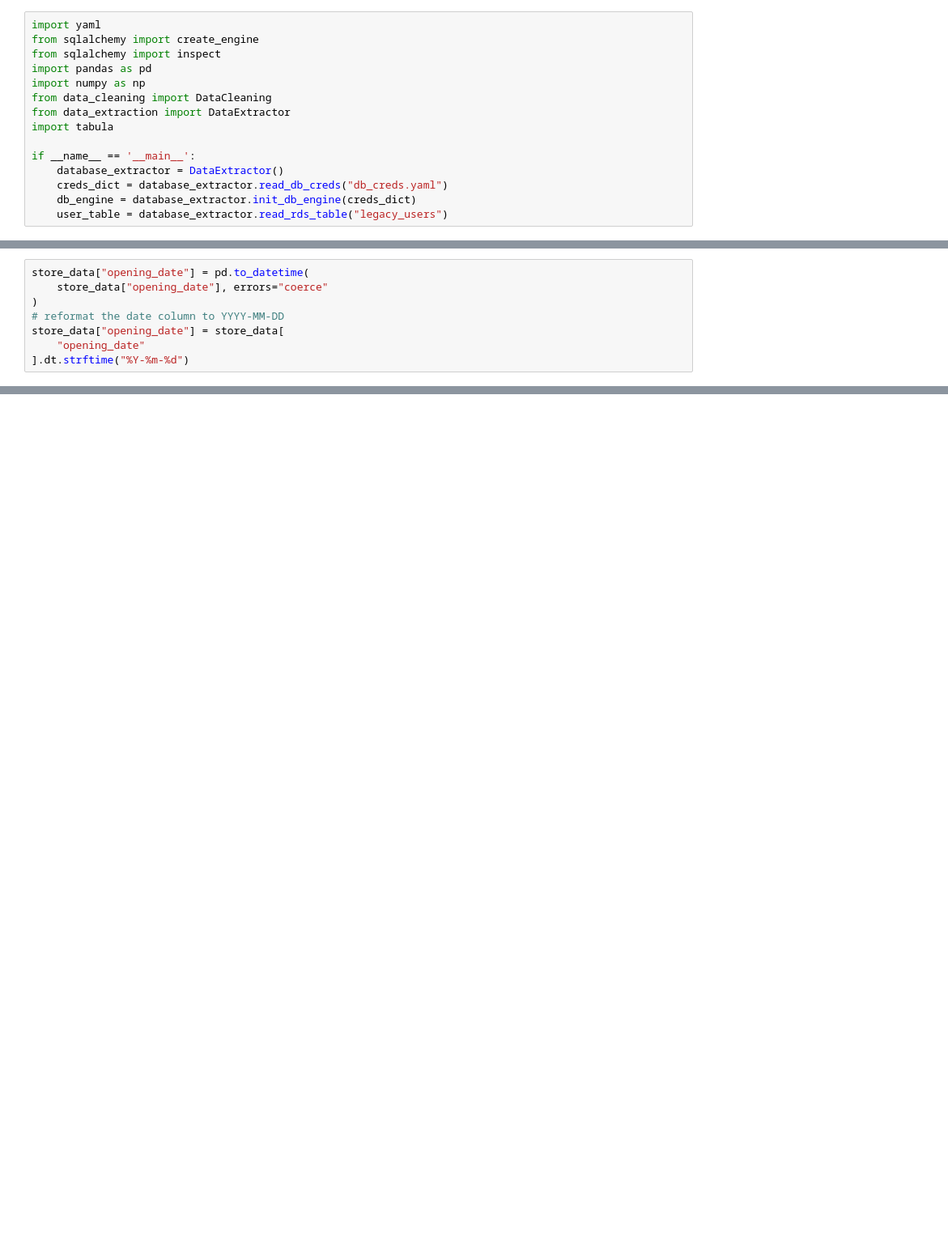
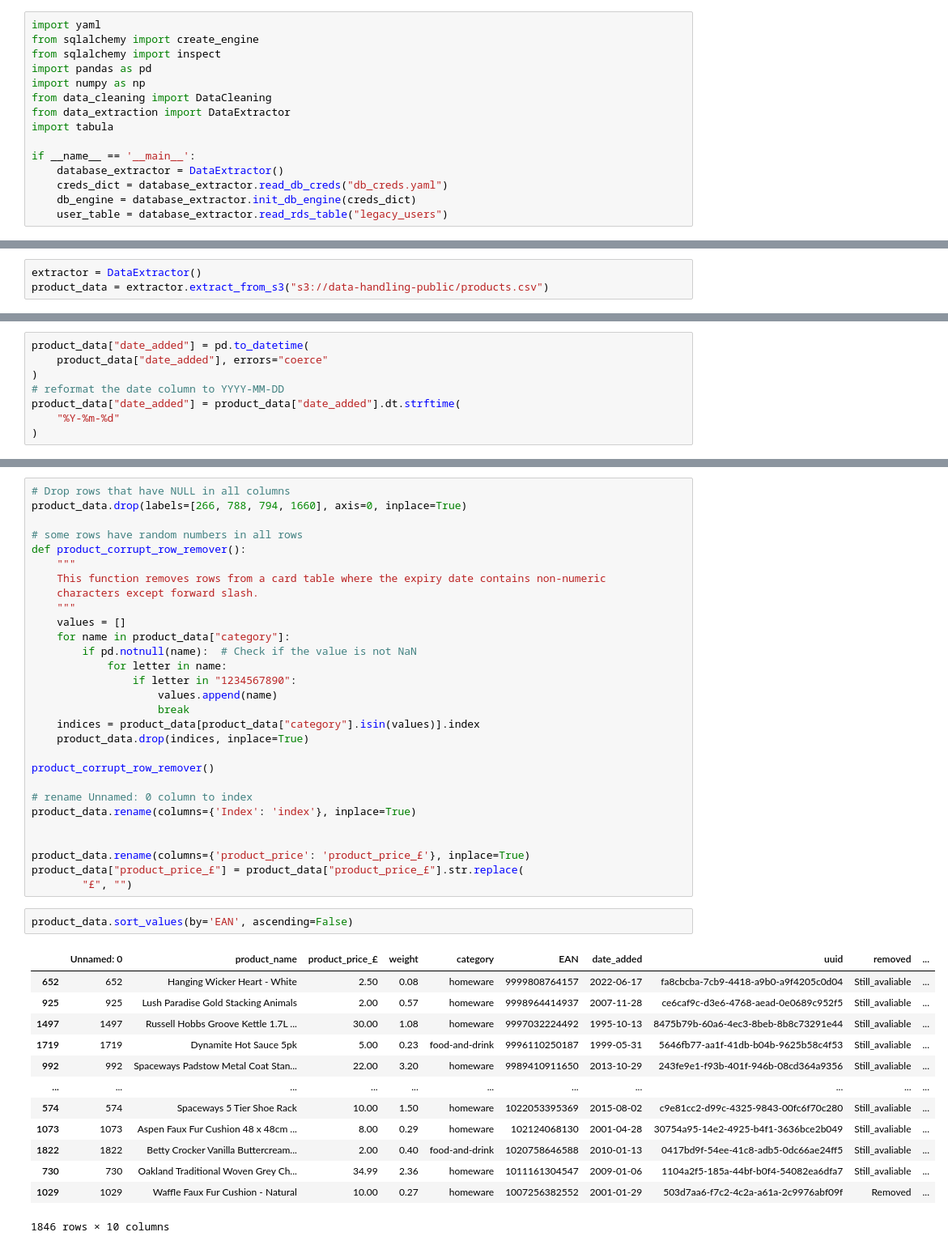
Before and after one commit to raweru/multinational-retail-data-centralisation, a Jupyter notebook: cleaner.ipynb, the cells around one changed output, grey strips where cells are left out. Shown at 81% size. Cells and saved outputs as stored; diff of their text form; blank space fills up the shorter version.

Commit message:
M2T6: products data uploaded with readme

```diff
--- a/cleaner.ipynb
+++ b/cleaner.ipynb
@@ -19 +16,4 @@ store_data = extractor.retrieve_stores_data("https://aqj7u5id95.execute-api.eu-w
+# %%
+extractor = DataExtractor()
+product_data = extractor.extract_from_s3("s3://data-handling-public/products.csv")
 # %%
@@ -40,8 +50,8 @@ memory usage: 41.3+ KB
 # %%
-store_data["opening_date"] = pd.to_datetime(
-    store_data["opening_date"], errors="coerce"
+product_data["date_added"] = pd.to_datetime(
+    product_data["date_added"], errors="coerce"
 )
 # reformat the date column to YYYY-MM-DD
-store_data["opening_date"] = store_data[
-    "opening_date"
-].dt.strftime("%Y-%m-%d")
+product_data["date_added"] = product_data["date_added"].dt.strftime(
+    "%Y-%m-%d"
+)
@@ -68,2 +88,47 @@ store_data.head(12)
+# %%
+# Drop rows that have NULL in all columns
+product_data.drop(labels=[266, 788, 794, 1660], axis=0, inplace=True)
+
+# some rows have random numbers in all rows
+def product_corrupt_row_remover():
+    """
+    This function removes rows from a card table where the expiry date contains non-numeric
+    characters except forward slash.
+    """
+    values = []
+    for name in product_data["category"]:
+        if pd.notnull(name):  # Check if the value is not NaN
+            for letter in name:
+                if letter in "1234567890":
+                    values.append(name)
+                    break
+    indices = product_data[product_data["category"].isin(values)].index
+    product_data.drop(indices, inplace=True)
+
+product_corrupt_row_remover()
+
+# rename Unnamed: 0 column to index
+product_data.rename(columns={'Index': 'index'}, inplace=True)
+
+
+product_data.rename(columns={'product_price': 'product_price_£'}, inplace=True)
+product_data["product_price_£"] = product_data["product_price_£"].str.replace(
+        "£", "")
+# %%
+product_data.sort_values(by='EAN', ascending=False)
+# %% [output]
+|  | Unnamed: 0 | product_name | product_price_£ | weight | category | EAN | date_added | uuid | removed | ... |
+| 652 | 652 | Hanging Wicker Heart - White | 2.50 | 0.08 | homeware | 9999808764157 | 2022-06-17 | fa8cbcba-7cb9-4418-a9b0-a9f4205c0d04 | Still_avaliable | ... |
+| 925 | 925 | Lush Paradise Gold Stacking Animals | 2.00 | 0.57 | homeware | 9998964414937 | 2007-11-28 | ce6caf9c-d3e6-4768-aead-0e0689c952f5 | Still_avaliable | ... |
+| 1497 | 1497 | Russell Hobbs Groove Kettle 1.7L ... | 30.00 | 1.08 | homeware | 9997032224492 | 1995-10-13 | 8475b79b-60a6-4ec3-8beb-8b8c73291e44 | Still_avaliable | ... |
+| 1719 | 1719 | Dynamite Hot Sauce 5pk | 5.00 | 0.23 | food-and-drink | 9996110250187 | 1999-05-31 | 5646fb77-aa1f-41db-b04b-9625b58c4f53 | Still_avaliable | ... |
+| 992 | 992 | Spaceways Padstow Metal Coat Stan... | 22.00 | 3.20 | homeware | 9989410911650 | 2013-10-29 | 243fe9e1-f93b-401f-946b-08cd364a9356 | Still_avaliable | ... |
+| ... | ... | ... | ... | ... | ... | ... | ... | ... | ... | ... |
+| 574 | 574 | Spaceways 5 Tier Shoe Rack | 10.00 | 1.50 | homeware | 1022053395369 | 2015-08-02 | c9e81cc2-d99c-4325-9843-00fc6f70c280 | Still_avaliable | ... |
+| 1073 | 1073 | Aspen Faux Fur Cushion 48 x 48cm ... | 8.00 | 0.29 | homeware | 102124068130 | 2001-04-28 | 30754a95-14e2-4925-b4f1-3636bce2b049 | Still_avaliable | ... |
+| 1822 | 1822 | Betty Crocker Vanilla Buttercream... | 2.00 | 0.40 | food-and-drink | 1020758646588 | 2010-01-13 | 0417bd9f-54ee-41c8-adb5-0dc66ae24ff5 | Still_avaliable | ... |
+| 730 | 730 | Oakland Traditional Woven Grey Ch... | 34.99 | 2.36 | homeware | 1011161304547 | 2009-01-06 | 1104a2f5-185a-44bf-b0f4-54082ea6dfa7 | Still_avaliable | ... |
+| 1029 | 1029 | Waffle Faux Fur Cushion - Natural | 10.00 | 0.27 | homeware | 1007256382552 | 2001-01-29 | 503d7aa6-f7c2-4c2a-a61a-2c9976abf09f | Removed | ... |
+1846 rows × 10 columns
 # %%
 values = []
```
Also changed, not shown: parts of 11 cells of this notebook, 5 other files.
